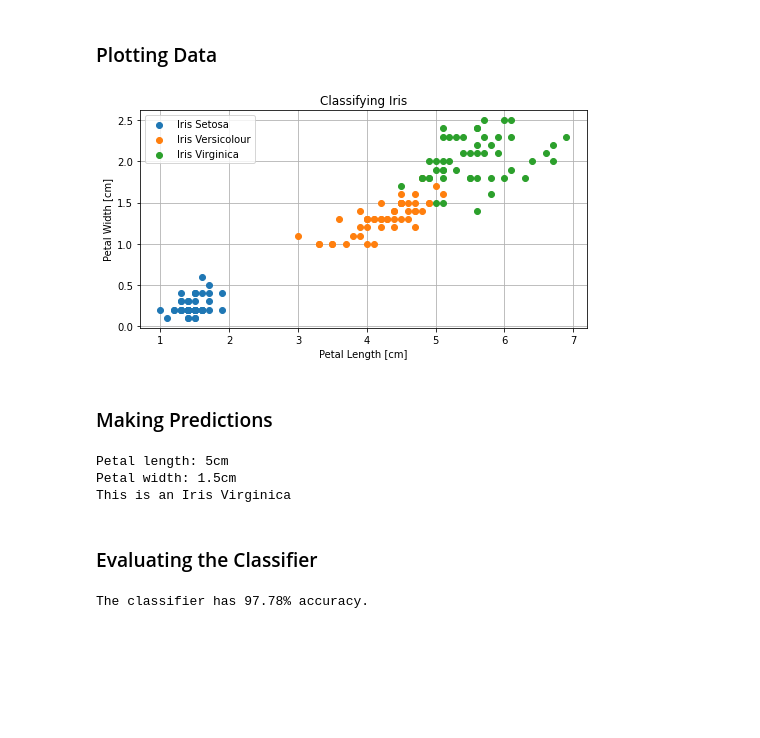
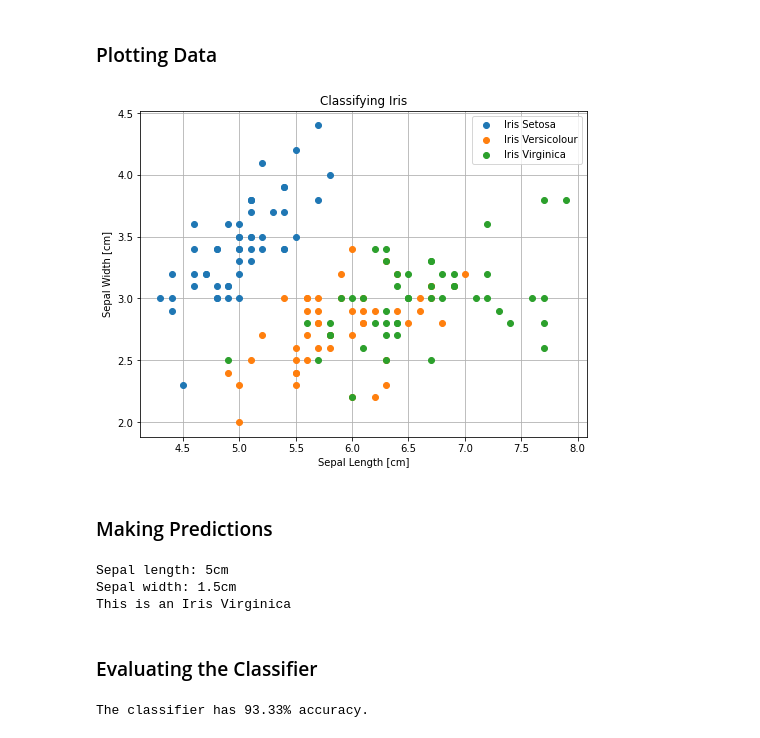
Before and after one commit to rikuh00/Machine-Leaning, a Jupyter notebook: 01_NaiveBayes.ipynb, the cells around one changed output. Saved outputs shown, nothing was run; the diff lists cells and outputs as text; code cells hidden in the pictures; blank space fills up the shorter version.

```diff
--- a/01_NaiveBayes.ipynb
+++ b/01_NaiveBayes.ipynb
@@ -34,9 +34,9 @@ from sklearn.datasets import load_iris
 from sklearn.model_selection import train_test_split
 
 iris = load_iris()
-x = iris.data[:, 2:] #only dealing with 2 features
+x = iris.data[:, :2] #only dealing with 2 features
 y = iris.target
-x_train, x_test, y_train, y_test = train_test_split(x, y, test_size=0.3, random_state=84) #saving 30% of the dataset for testing
+x_train, x_test, y_train, y_test = train_test_split(x, y, test_size=0.1, random_state=42) #saving 10% of the dataset for testing
 # %% [markdown]
 ### Creating the Classifier
 # %%
@@ -48,36 +48,37 @@ _ = clf.fit(x_train, y_train) #fit the classifier to training data
 # %%
 import numpy as np
 import matplotlib.pyplot as plt
 IRIS_LIST = ['Iris Setosa','Iris Versicolour','Iris Virginica']
 COLOR_LIST = np.array(['tab:blue','tab:orange','tab:green'])
-fig, ax = plt.subplots(figsize=[8,4])
+fig, ax = plt.subplots(figsize=[8,6])
 ax.set_axisbelow(True)
 ax.grid()
 
 for i in range(3):
     low_lim = i*50
     high_lim = (i+1)*50
     ax.scatter(x[low_lim:high_lim, 0], x[low_lim:high_lim, 1], c=COLOR_LIST[i], label=IRIS_LIST[i])
 
 ax.legend()
-ax.set_xlabel('Petal Length [cm]')
-ax.set_ylabel('Petal Width [cm]')
+ax.set_xlabel('Sepal Length [cm]')
+ax.set_ylabel('Sepal Width [cm]')
 ax.set_title('Classifying Iris')
 plt.show()
+plt.show()
 # %% [output]
-[figure, old version]
+[figure, new version]
 # %% [markdown]
 ### Making Predictions
 # %%
-l = 5 #length of petal [cm]
-w = 1.5 #width of petal [cm]
+l = 5 #length of Sepal [cm]
+w = 1.5 #width of Sepal [cm]
 outcome = clf.predict([[w, l]])[0]
-print('Petal length: {}cm'.format(l))
-print('Petal width: {}cm'.format(w))
+print('Sepal length: {}cm'.format(l))
+print('Sepal width: {}cm'.format(w))
 print('This is an {}'.format(IRIS_LIST[outcome]))
 # %% [output]
-Petal length: 5cm
-Petal width: 1.5cm
+Sepal length: 5cm
+Sepal width: 1.5cm
 This is an Iris Virginica
 # %% [markdown]
 ### Evaluating the Classifier
@@ -85,4 +86,4 @@ This is an Iris Virginica
 score = clf.score(x_test, y_test)
 print('The classifier has {:.2%} accuracy.'.format(score))
 # %% [output]
-The classifier has 97.78% accuracy.
+The classifier has 93.33% accuracy.
```
Also changed, not shown: parts of 1 cell of this notebook, 1 other file.
